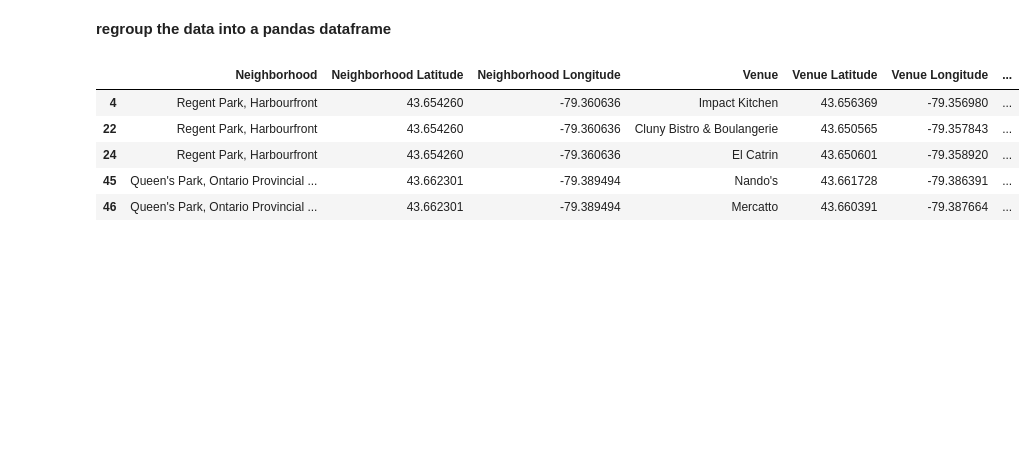
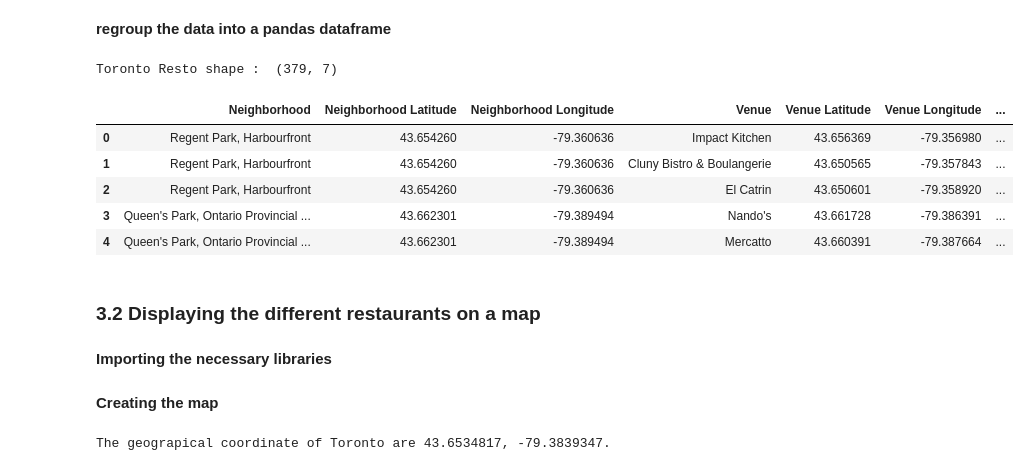
Before and after one commit to chikoungoun/IBM-Courses, a Jupyter notebook: Battle of the Neighborhoods/Battle of the neighborhoods Description of The problem Week 2.ipynb, the cells around one changed output. Drawn from its saved outputs; the diff is of its cells as text; code cells hidden in the pictures; blank space fills up the shorter version.

Commit message:
Displaying the restaurants on the map

```diff
--- a/Battle of the Neighborhoods/Battle of the neighborhoods Description of The problem Week 2.ipynb
+++ b/Battle of the Neighborhoods/Battle of the neighborhoods Description of The problem Week 2.ipynb
@@ -303,11 +303,18 @@ restaurant_type_list
 **regroup the data into a pandas dataframe**
 # %%
 toronto_resto = pd.DataFrame(restaurant_type_list)
+toronto_resto.reset_index(drop=True,inplace=True)
+print("Toronto Resto shape : ",toronto_resto.shape)
 toronto_resto.head()
 # %% [output]
+Toronto Resto shape :  (379, 7)
 |  | Neighborhood | Neighborhood Latitude | Neighborhood Longitude | Venue | Venue Latitude | Venue Longitude | ... |
-| 4 | Regent Park, Harbourfront | 43.654260 | -79.360636 | Impact Kitchen | 43.656369 | -79.356980 | ... |
-| 22 | Regent Park, Harbourfront | 43.654260 | -79.360636 | Cluny Bistro & Boulangerie | 43.650565 | -79.357843 | ... |
-| 24 | Regent Park, Harbourfront | 43.654260 | -79.360636 | El Catrin | 43.650601 | -79.358920 | ... |
-| 45 | Queen's Park, Ontario Provincial ... | 43.662301 | -79.389494 | Nando's | 43.661728 | -79.386391 | ... |
-| 46 | Queen's Park, Ontario Provincial ... | 43.662301 | -79.389494 | Mercatto | 43.660391 | -79.387664 | ... |
+| 0 | Regent Park, Harbourfront | 43.654260 | -79.360636 | Impact Kitchen | 43.656369 | -79.356980 | ... |
+| 1 | Regent Park, Harbourfront | 43.654260 | -79.360636 | Cluny Bistro & Boulangerie | 43.650565 | -79.357843 | ... |
+| 2 | Regent Park, Harbourfront | 43.654260 | -79.360636 | El Catrin | 43.650601 | -79.358920 | ... |
+| 3 | Queen's Park, Ontario Provincial ... | 43.662301 | -79.389494 | Nando's | 43.661728 | -79.386391 | ... |
+| 4 | Queen's Park, Ontario Provincial ... | 43.662301 | -79.389494 | Mercatto | 43.660391 | -79.387664 | ... |
+# %% [markdown]
+### 3.2 Displaying the different restaurants on a map
+# %% [markdown]
+**Importing the necessary libraries**
@@ -313,0 +335,12 @@ toronto_resto.head()
+# %% [markdown]
+**Creating the map**
+# %%
+address = 'Toronto, Canada'
+
+geolocator = Nominatim(user_agent="xxx")
+location = geolocator.geocode(address)
+latitude = location.latitude
+longitude = location.longitude
+print('The geograpical coordinate of Toronto are {}, {}.'.format(latitude, longitude))
+# %% [output]
+The geograpical coordinate of Toronto are 43.6534817, -79.3839347.
```
Also changed, not shown: parts of 6 cells of this notebook.
